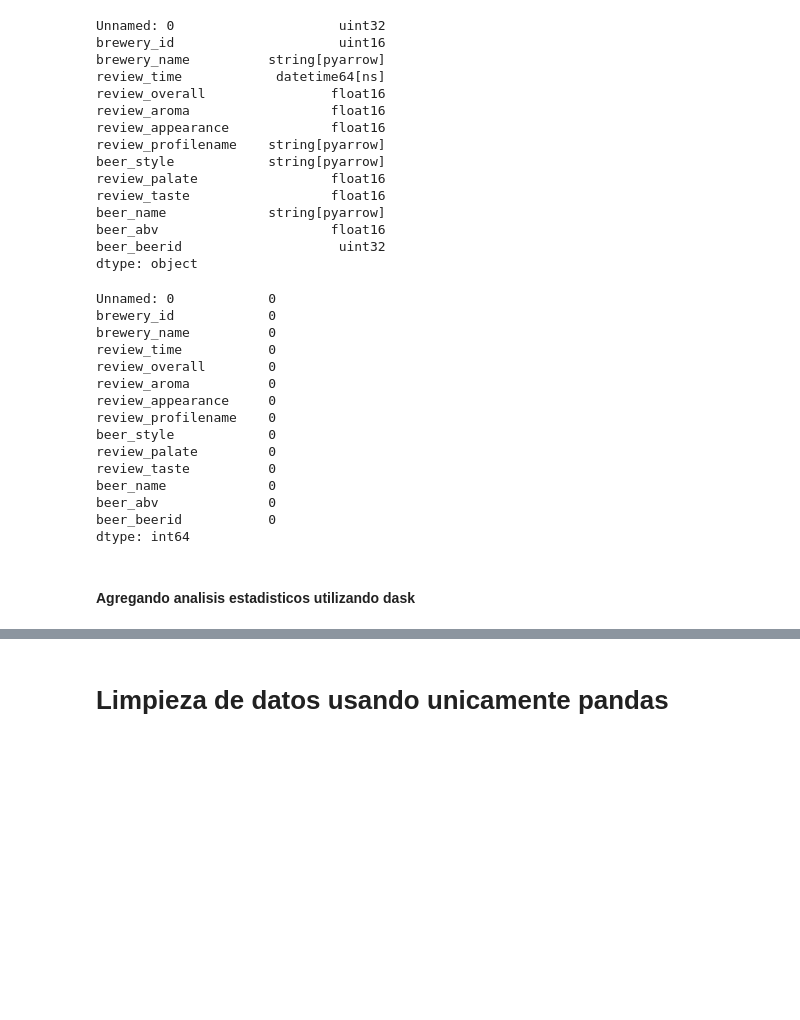
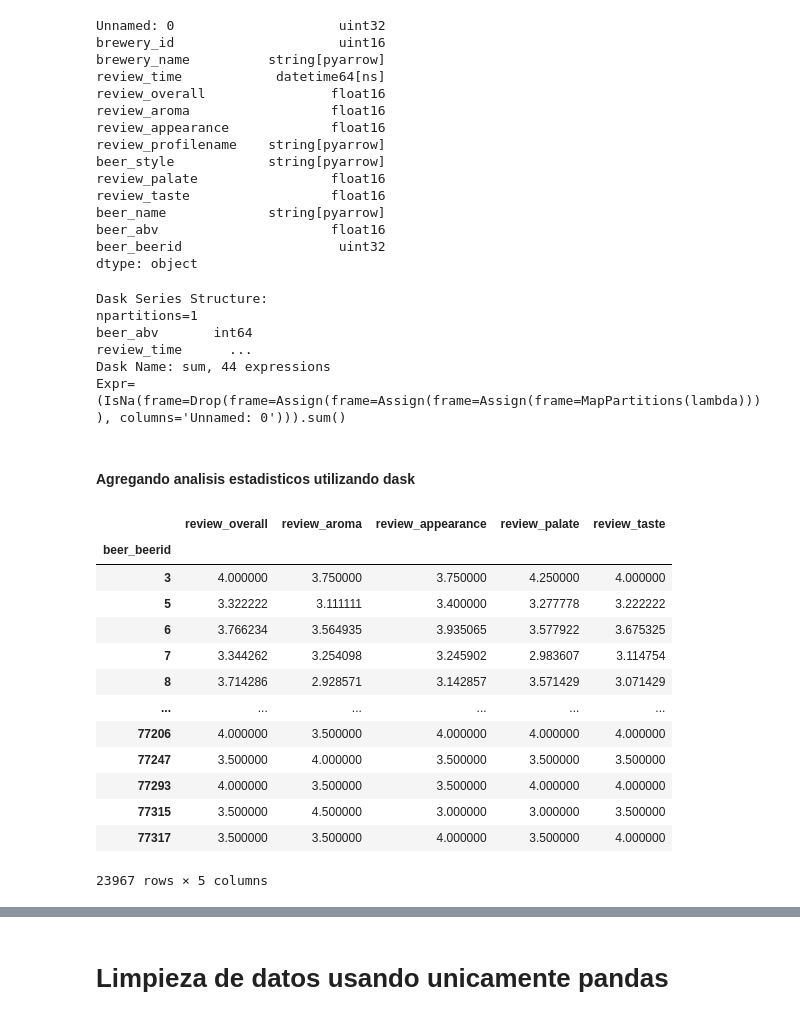
Before and after one commit to roddavalosG/proyecto_dask, a Jupyter notebook: 01_limpieza_dask.ipynb, the cells around one changed output, grey strips where cells are left out. Cells and saved outputs as stored; diff of their text form; code cells hidden in the pictures; blank space fills up the shorter version.

```diff
--- a/01_limpieza_dask.ipynb
+++ b/01_limpieza_dask.ipynb
@@ -177,25 +177,15 @@ La columna: beer_abv tiene valores nulos
 beers['brewery_name'] = beers['brewery_name'].fillna('N/A')
 beers['review_profilename'] = beers['review_profilename'].fillna('N/A')
 beers['beer_abv'] = beers['beer_abv'].fillna(-1)
-
-beers.compute()
+beers = beers.drop('Unnamed: 0', axis=1)
 
 print(beers.isna().sum().compute())
 # %% [output]
-Unnamed: 0            0
-brewery_id            0
-brewery_name          0
-review_time           0
-review_overall        0
-review_aroma          0
-review_appearance     0
-review_profilename    0
-beer_style            0
-review_palate         0
-review_taste          0
-beer_name             0
-beer_abv              0
-beer_beerid           0
-dtype: int64
+Dask Series Structure:
+npartitions=1
+beer_abv       int64
+review_time      ...
+Dask Name: sum, 44 expressions
+Expr=(IsNa(frame=Drop(frame=Assign(frame=Assign(frame=Assign(frame=MapPartitions(lambda)))), columns='Unnamed: 0'))).sum()
 # %% [markdown]
 #### Agregando analisis estadisticos utilizando dask
@@ -201,0 +195,19 @@ dtype: int64
+# %%
+columnas_para_media = ['review_overall', 'review_aroma', 'review_appearance', 'review_palate', 'review_taste']
+beers_mean = beers.groupby('beer_beerid')[columnas_para_media].mean()
+beers_mean
+# %% [output]
+|  | review_overall | review_aroma | review_appearance | review_palate | review_taste |
+| beer_beerid |  |  |  |  |  |
+| 3 | 4.000000 | 3.750000 | 3.750000 | 4.250000 | 4.000000 |
+| 5 | 3.322222 | 3.111111 | 3.400000 | 3.277778 | 3.222222 |
+| 6 | 3.766234 | 3.564935 | 3.935065 | 3.577922 | 3.675325 |
+| 7 | 3.344262 | 3.254098 | 3.245902 | 2.983607 | 3.114754 |
+| 8 | 3.714286 | 2.928571 | 3.142857 | 3.571429 | 3.071429 |
+| ... | ... | ... | ... | ... | ... |
+| 77206 | 4.000000 | 3.500000 | 4.000000 | 4.000000 | 4.000000 |
+| 77247 | 3.500000 | 4.000000 | 3.500000 | 3.500000 | 3.500000 |
+| 77293 | 4.000000 | 3.500000 | 3.500000 | 4.000000 | 4.000000 |
+| 77315 | 3.500000 | 4.500000 | 3.000000 | 3.000000 | 3.500000 |
+| 77317 | 3.500000 | 3.500000 | 4.000000 | 3.500000 | 4.000000 |
+23967 rows × 5 columns
```
Also changed, not shown: parts of 11 cells of this notebook.
